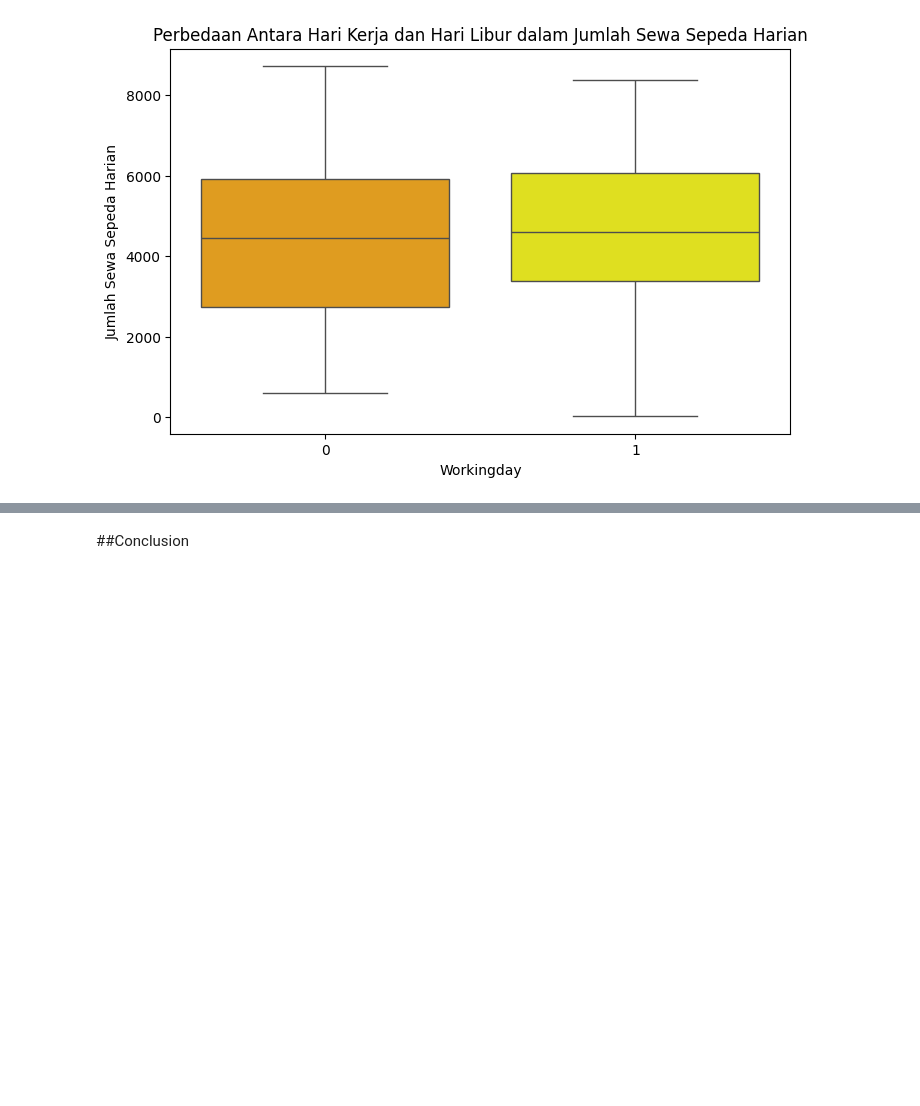
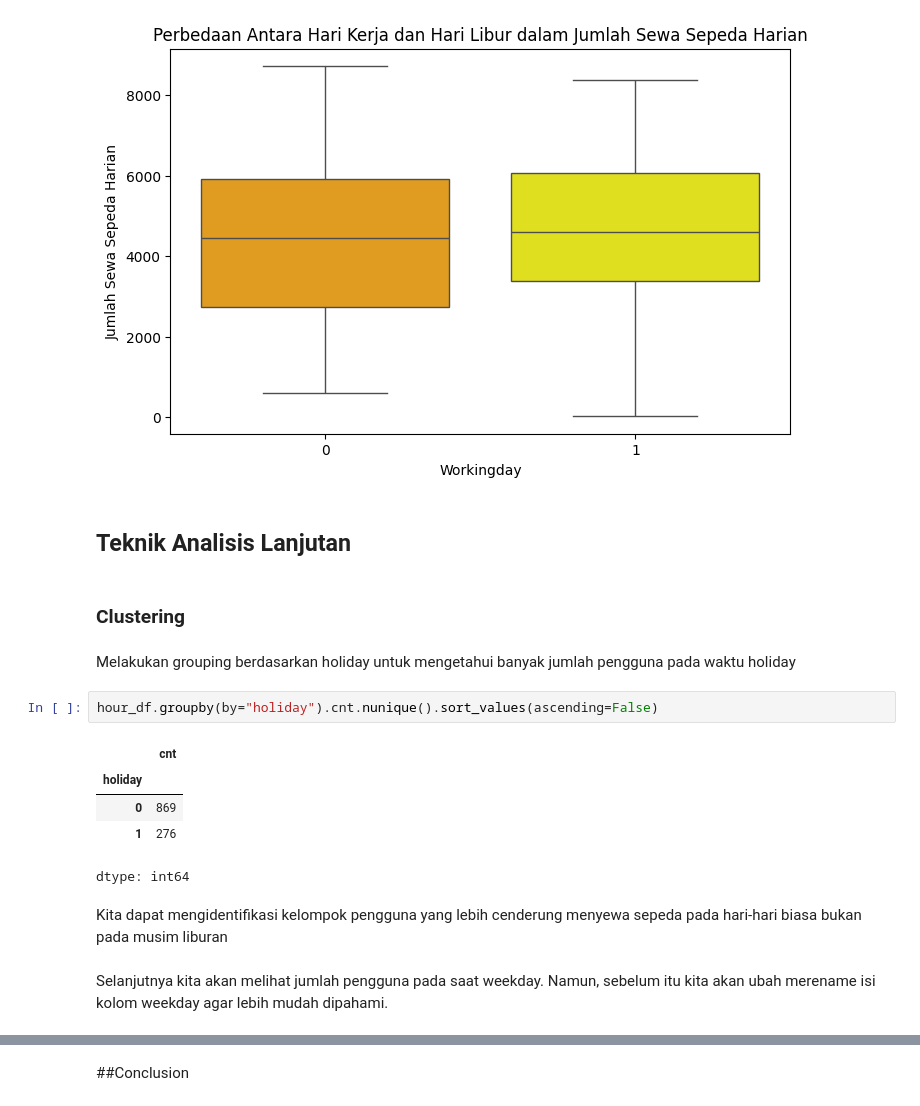
Before and after one commit to aliastrm/Analisis-Program-Dengan-Python, a Jupyter notebook: notebook.ipynb, the cells around one changed output, grey strips where cells are left out. Cells and saved outputs as stored; diff of their text form; blank space fills up the shorter version.

```diff
--- a/notebook.ipynb
+++ b/notebook.ipynb
@@ -583,3 +585,21 @@ Passing `palette` without assigning `hue` is deprecated and will be removed in v
 
   sns.boxplot(x="workingday_daily", y="cnt_daily", data=bike_df, palette=["orange", "yellow"])
 [figure]
+# %% [markdown]
+## Teknik Analisis Lanjutan
+# %% [markdown]
+### Clustering
+# %% [markdown]
+Melakukan grouping berdasarkan holiday untuk mengetahui banyak jumlah pengguna pada waktu holiday
+# %%
+hour_df.groupby(by="holiday").cnt.nunique().sort_values(ascending=False)
+# %% [output]
+|  | cnt |
+| holiday |  |
+| 0 | 869 |
+| 1 | 276 |
+dtype: int64
+# %% [markdown]
+Kita dapat mengidentifikasi kelompok pengguna yang lebih cenderung menyewa sepeda pada hari-hari biasa bukan pada musim liburan
+# %% [markdown]
+Selanjutnya kita akan melihat jumlah pengguna pada saat weekday. Namun, sebelum itu kita akan ubah merename isi kolom weekday agar lebih mudah dipahami.
```
Also changed, not shown: parts of 12 cells of this notebook.
